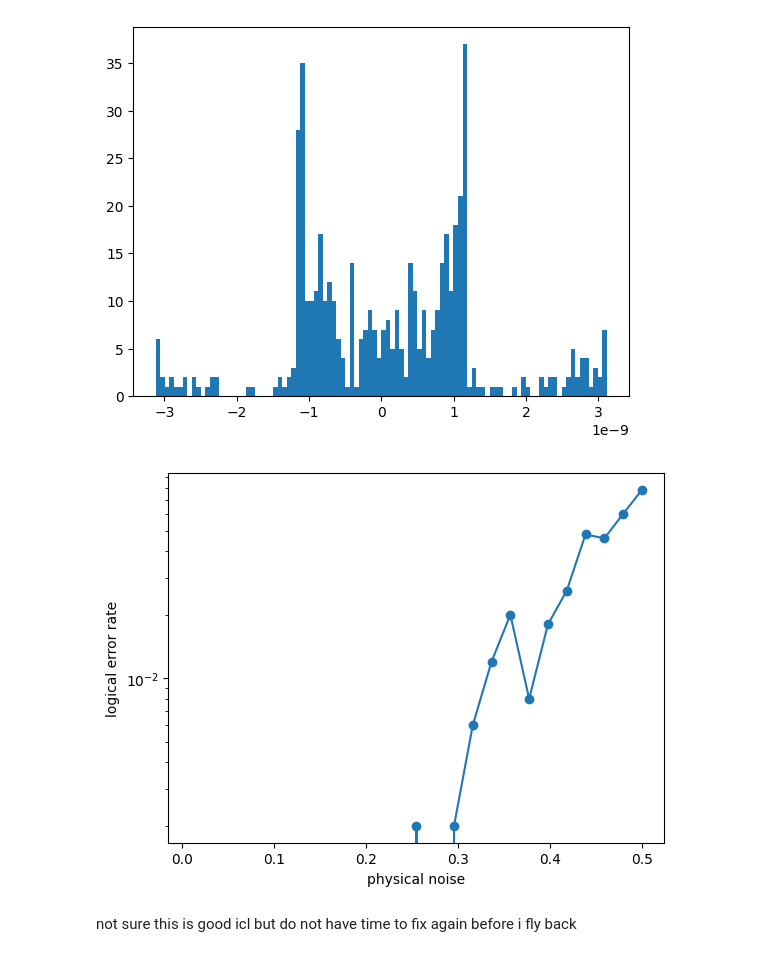
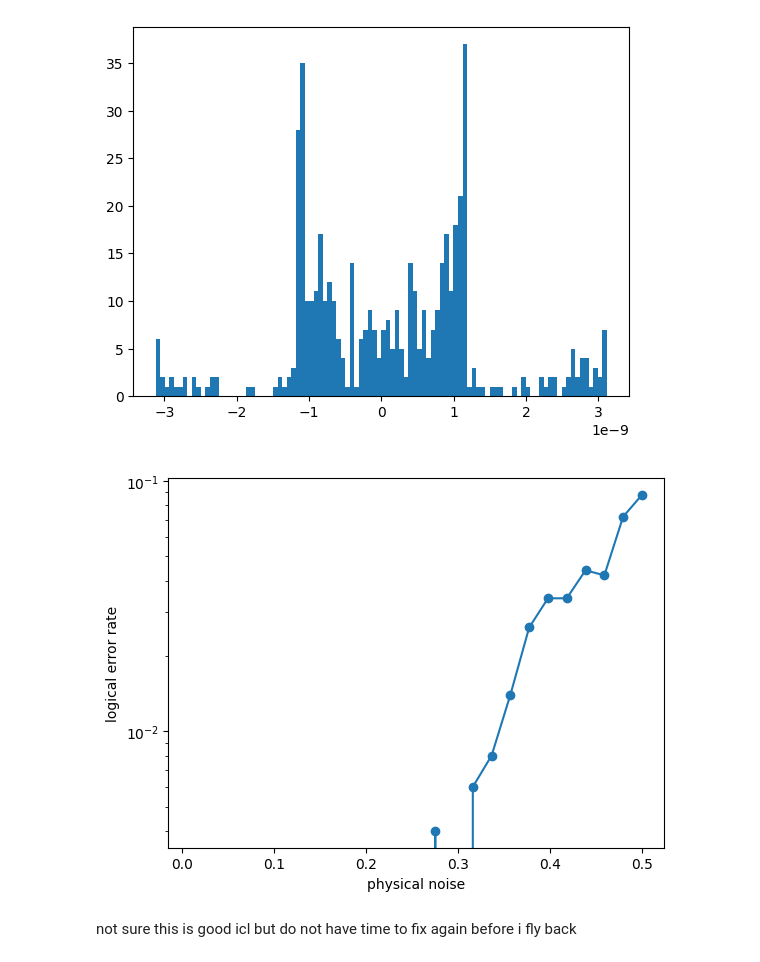
Before and after one commit to laramt04/GKP_QEC_Project_Code, a Jupyter notebook: GKP_readout_gaussian.ipynb, the cells around one changed output. Drawn from its saved outputs; the diff is of its cells as text; code cells hidden in the pictures.

Commit message:
better graphs?

```diff
--- a/GKP_readout_gaussian.ipynb
+++ b/GKP_readout_gaussian.ipynb
@@ -207,25 +207,30 @@ dq_est_wrapped = wrap_to_lattice(dq_est)
 
 #error = abs(dq - dq_est_wrapped) > sqrt_pi/2
 # %%
-sigma_list = np.linspace(0.01,0.5,25)
-
+sigma_list = np.linspace(0.01, 0.5, 25)
 logical_rates = []
 
 for sigma in sigma_list:
+    dq = np.random.normal(0, sigma, n_trials)
 
-    dq = np.random.normal(0,sigma,n_trials)
+    # syndrome measurement
+    sq = ((dq + sqrt_pi/2) % sqrt_pi) - sqrt_pi/2
 
-    failures = np.abs(dq) > sqrt_pi/2
+    # decoder corrects by -sq
+    correction = -sq
+    residual = dq + correction
 
-    logical_rates.append(np.mean(failures))
+    # logical error if residual crosses boundary
+    errors = np.mean(np.abs(residual) > sqrt_pi/2)
+    logical_rates.append(errors)
 
 plt.plot(sigma_list, logical_rates, marker='o')
 plt.xlabel("physical noise")
 plt.ylabel("logical error rate")
 plt.yscale("log")
 plt.show()
 # %% [output]
-[figure, old version]
+[figure, new version]
 # %% [markdown]
 not sure this is good icl but do not have time to fix again before i fly back
 # %%
```
Also changed, not shown: parts of 3 cells of this notebook.
